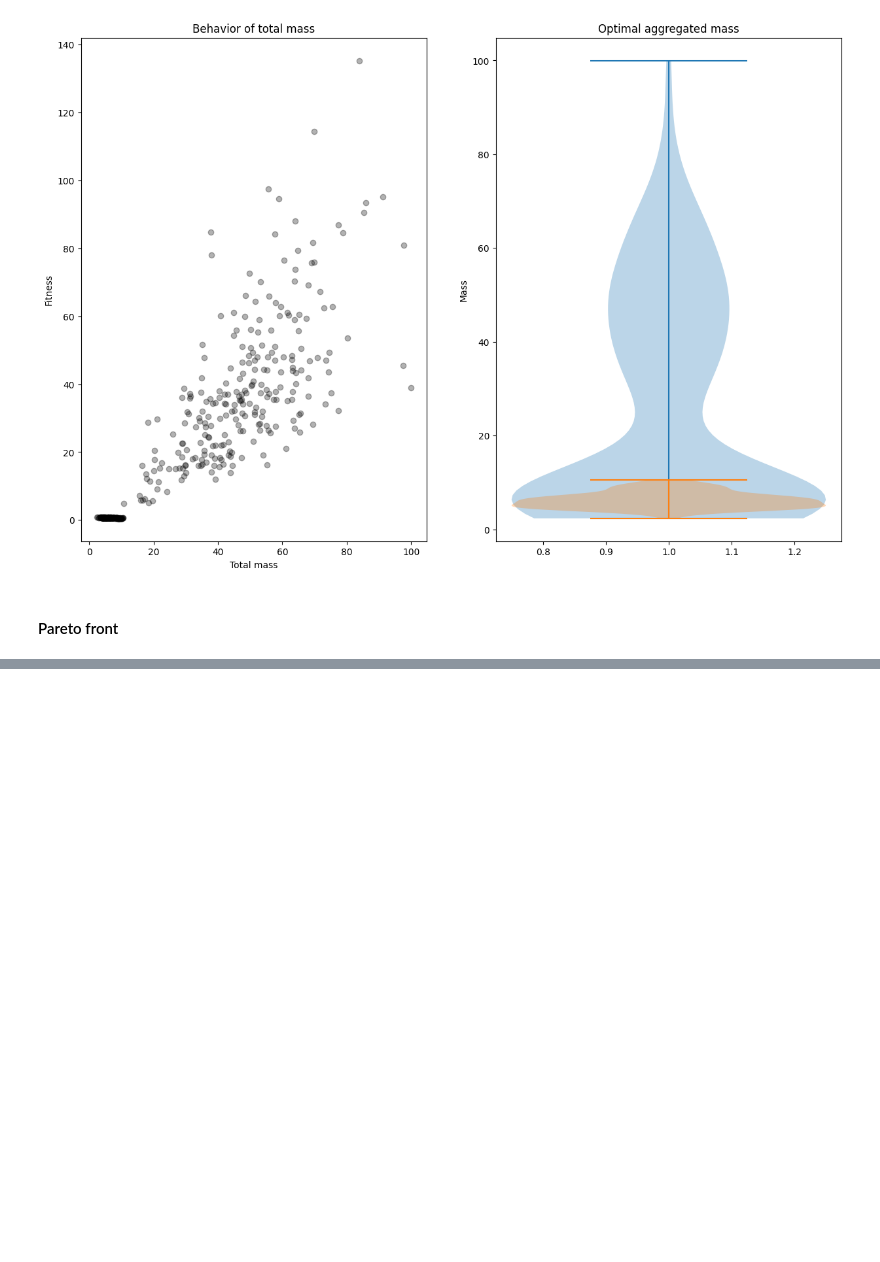
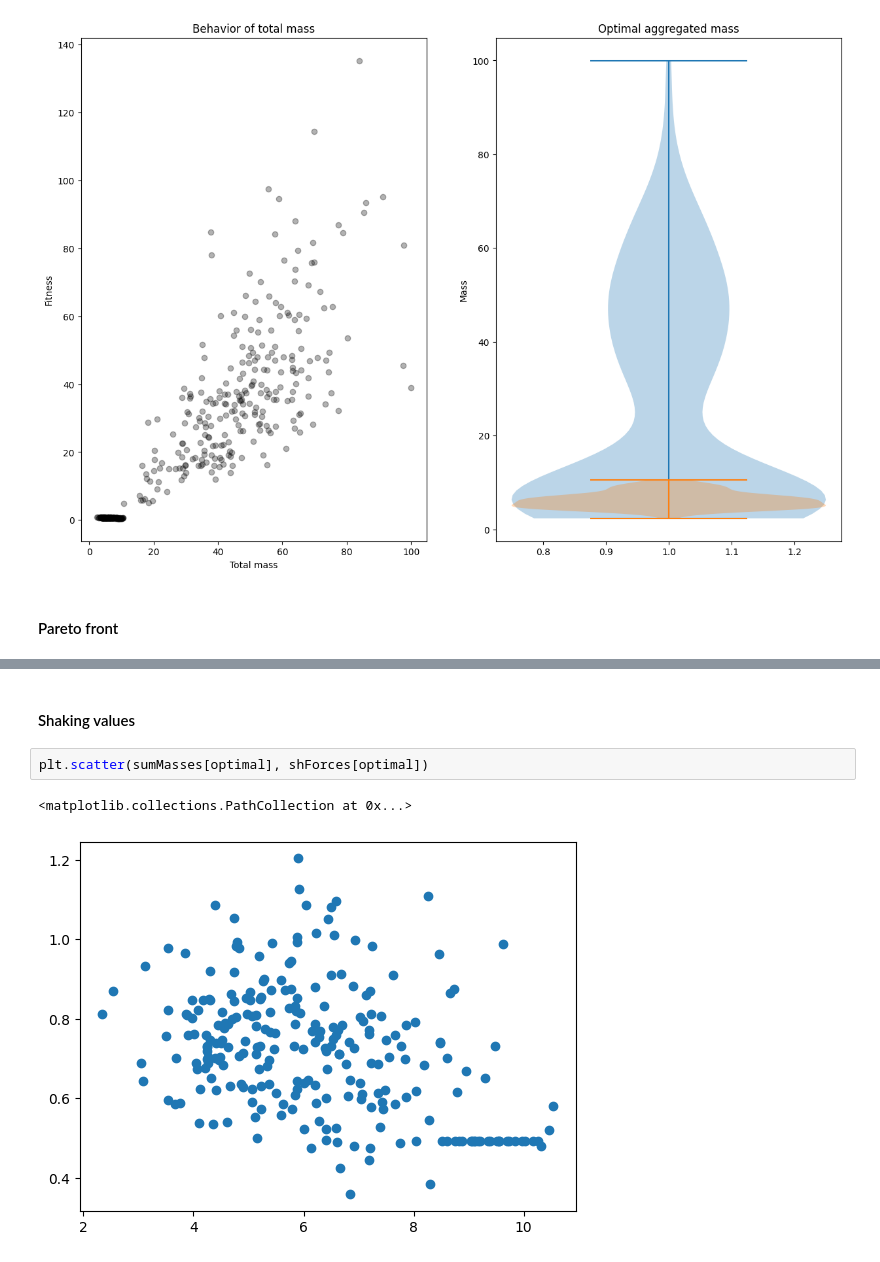
Before and after one commit to LuisR-jpg/Artificial-Intelligence---UP, a Jupyter notebook: Courses and Miscellaneous/Research/Analysis.ipynb, the cells around one changed output, grey strips where cells are left out. Drawn from its saved outputs; the diff is of its cells as text; blank space fills up the shorter version.

```diff
--- a/Courses and Miscellaneous/Research/Analysis.ipynb
+++ b/Courses and Miscellaneous/Research/Analysis.ipynb
@@ -257,0 +261,7 @@ plt.scatter(shForces[optimal], shMoments[optimal], alpha = 0.3, color = 'g')
+# %% [markdown]
+#### Shaking values
+# %%
+plt.scatter(sumMasses[optimal], shForces[optimal])
+# %% [output]
+<matplotlib.collections.PathCollection at 0x...>
+[figure, added]
```
Also changed, not shown: parts of 3 cells of this notebook.
